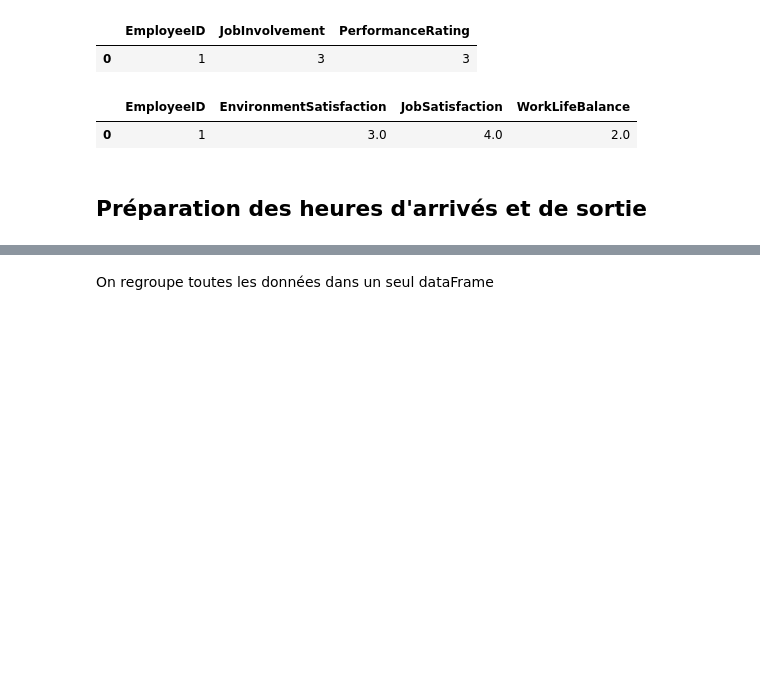
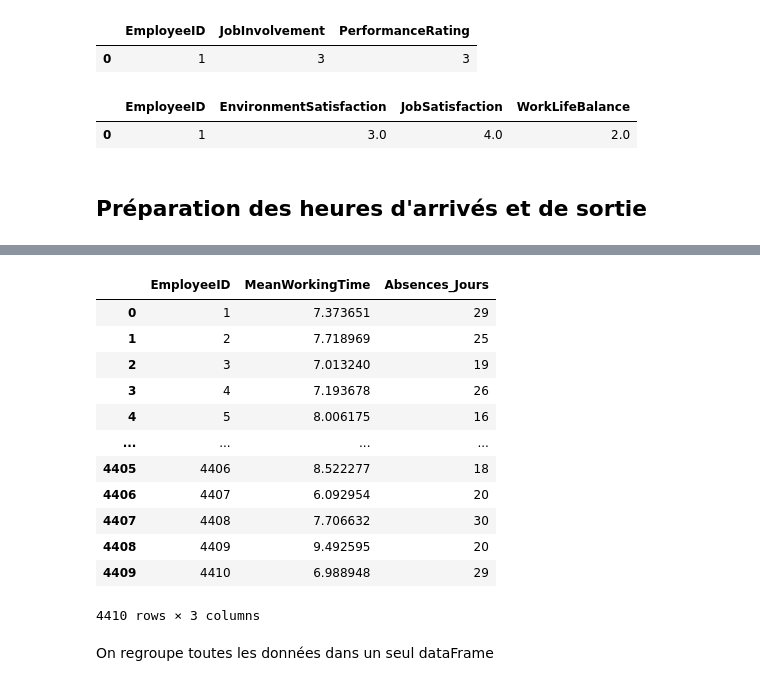
Before and after one commit to DraKkarW2/-IA_FOR_HUMANFORYOU, a Jupyter notebook: notebook/Data_merge.ipynb, the cells around one changed output, grey strips where cells are left out. Drawn from its saved outputs; the diff is of its cells as text; code cells hidden in the pictures; blank space fills up the shorter version.

```diff
--- a/notebook/Data_merge.ipynb
+++ b/notebook/Data_merge.ipynb
@@ -127,0 +94,22 @@ meanWorkingTime
+# %%
+import pandas as pd
+in_timeCpy = in_time.copy()
+out_timeCpy = out_time.copy()
+# Supposons que in_timeCpy et out_timeCpy sont vos DataFrames
+# Remplacer '0' par NaN pour gérer les valeurs manquantes
+in_timeCpy = in_timeCpy.replace('0', pd.NaT)
+out_timeCpy = out_timeCpy.replace('0', pd.NaT)
+
+# Convertir en datetime, en ignorant les erreurs pour les valeurs non-datetime
+in_timeCpy.iloc[:, 1:] = in_timeCpy.iloc[:, 1:].apply(pd.to_datetime, errors='coerce', format='%Y-%m-%d %H:%M:%S')
+out_timeCpy.iloc[:, 1:] = out_timeCpy.iloc[:, 1:].apply(pd.to_datetime, errors='coerce', format='%Y-%m-%d %H:%M:%S')
+
+# Préparer la soustraction sans la première colonne
+cols = in_timeCpy.columns.difference(['Unnamed: 0'])
+
+# Soustraire in_time et out_time
+deltaTime = out_timeCpy.copy()
+deltaTime[cols] = out_timeCpy[cols].sub(in_timeCpy[cols])
+
+# Afficher le DataFrame résultant
+print(deltaTime.head())
@@ -128,3 +134,39 @@ meanWorkingTime
+# %%
+import numpy as np
+import pandas as pd
+
+deltaTime[cols] = deltaTime[cols].applymap(lambda x: np.NaN if x == pd.Timedelta(days=0) else x)
+
+# Convertissez les Timedelta en heures avant de calculer la moyenne
+deltaTimeHours = deltaTime[cols].applymap(lambda x: x / np.timedelta64(1, 'h'))
+
+# Calculez la moyenne des heures de travail, en ignorant les NaN
+meanWorkingTimeHours = deltaTimeHours.mean(axis=1)
+
+meanWorkingTime = pd.DataFrame({'EmployeeID': meanWorkingTimeHours.index + 1, 'MeanWorkingTime': meanWorkingTimeHours.values})
+
+# Calculer le nombre de jours d'absence par employé
+absences_jours = deltaTime[cols].isnull().sum(axis=1)
+
+# Ajouter la colonne des absences en jours au DataFrame meanWorkingTime
+meanWorkingTime['Absences_Jours'] = absences_jours
+
+# Afficher le DataFrame mis à jour
+meanWorkingTime
+# %% [output]
+|  | EmployeeID | MeanWorkingTime | Absences_Jours |
+| 0 | 1 | 7.373651 | 29 |
+| 1 | 2 | 7.718969 | 25 |
+| 2 | 3 | 7.013240 | 19 |
+| 3 | 4 | 7.193678 | 26 |
+| 4 | 5 | 8.006175 | 16 |
+| ... | ... | ... | ... |
+| 4405 | 4406 | 8.522277 | 18 |
+| 4406 | 4407 | 6.092954 | 20 |
+| 4407 | 4408 | 7.706632 | 30 |
+| 4408 | 4409 | 9.492595 | 20 |
+| 4409 | 4410 | 6.988948 | 29 |
+4410 rows × 3 columns
 # %% [markdown]
 On regroupe toutes les données dans un seul dataFrame
 # %%
```
Also changed, not shown: parts of 8 cells of this notebook, 3 other files.
